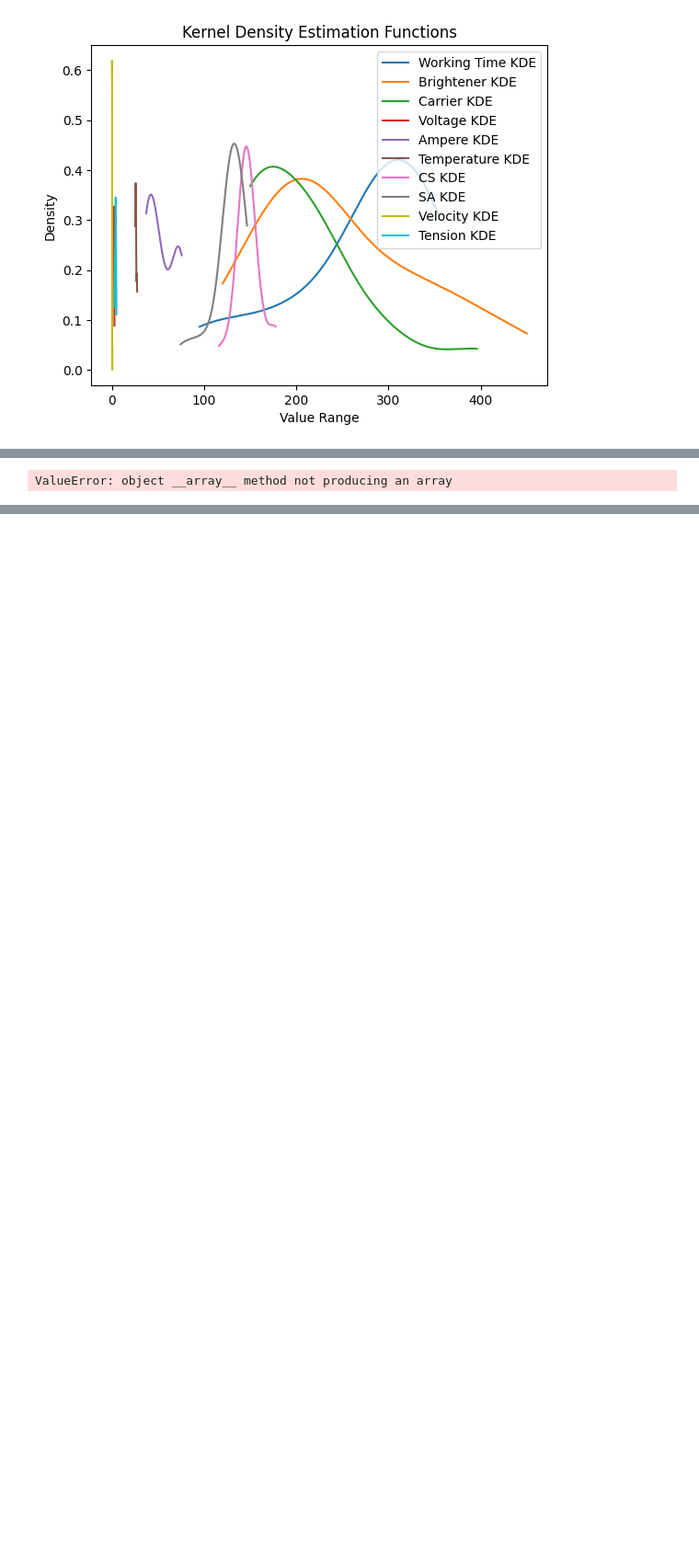
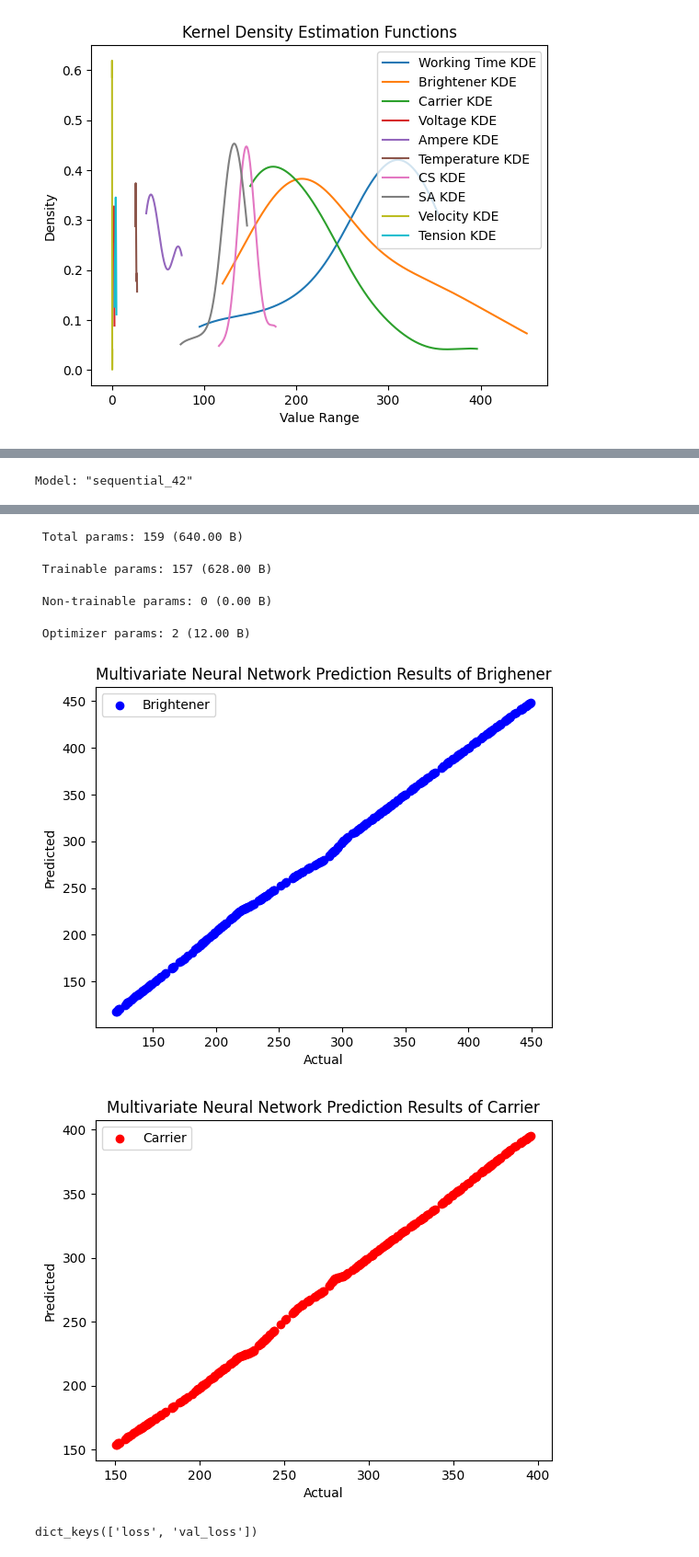
Before and after one commit to elecun/flame-ffc-model, a Jupyter notebook: multi-variable_nn.ipynb, the cells around one changed output, grey strips where cells are left out. Shown at 92% size. Saved outputs shown, nothing was run; the diff lists cells and outputs as text; code cells hidden in the pictures; blank space fills up the shorter version.

```diff
--- a/multi-variable_nn.ipynb
+++ b/multi-variable_nn.ipynb
@@ -303,16 +232,20 @@ plt.show()
 # %%
 # Modeling
 from tensorflow.keras import layers, models
+from tensorflow.keras.optimizers import RMSprop
+
 
 # correlation
 X = pd.DataFrame([x_optime.T, x_voltage.T, x_ampere.T, x_temperature.T, x_cs.T, x_sa.T, x_tension.T, x_velocity.T]).T
 y = pd.DataFrame([x_brightener.T, x_carrier.T]).T
 X.columns = ['optime', 'voltage', 'Ampere', "Temperature", "copper_sulfate", "sulfuric_acid", "Tension", "Velocity"]
 y.columns = ['brightener', 'carrier']
+
 # corr = X.corr()
-# sns.heatmap(corr, cmap='viridis')
+# sns.heatmap(corr, cmap='viridis', annot=True)
 # plt.show()
 
+print(X)
 
 # model
 X_train, X_test, y_train, y_test = train_test_split(X, y, test_size=0.3, random_state=42, shuffle=True)
@@ -326,8 +259,12 @@ model.add(layers.Dense(y.shape[1], activation='linear'))
 #plot_model(model, to_file="./model.png", show_shapes=True, show_layer_names=True)
 model.compile(loss='mean_squared_error', optimizer='sgd')
 print(f"X_train:{X_train.shape}, y_train:{y_train.shape}, X_test:{X_test.shape}, y_test:{y_test.shape}")
-history = model.fit(X_train, y_train, epochs=20, batch_size=5, verbose=1)
+history = model.fit(X_train, y_train, epochs=20, batch_size=5, verbose=1, validation_data=(X_test, y_test))
 y_pred = model.predict(X_test)
+
+# save model
+model.save("model/mvnn.keras")
+model.summary()
 
 # output inverse transform
 brightener_pred_output = brightener_scaler.inverse_transform(y_pred[:,0].reshape(1, -1)).flatten()
@@ -359,14 +296,18 @@ plt.ylabel('Loss')
 plt.legend()
 plt.show()
 
-mae = mean_absolute_error(carrier_test_output, carrier_pred_output)
-print(f"Mean Absolute Error : {mae}")
+carrier_test_output_inverse = carrier_scaler.inverse_transform(carrier_test_output.reshape(-1,1))
+carrier_pred_output_inverse = carrier_scaler.inverse_transform(carrier_pred_output.reshape(-1,1))
 
-mse = mean_squared_error(carrier_test_output, carrier_pred_output)
-print(f"Mean Squared Error : {mse}")
+#mae = mean_absolute_error(carrier_test_output, carrier_pred_output)
+mae = mean_absolute_error(carrier_test_output_inverse, carrier_pred_output_inverse)
+print(f"Carrier Mean Absolute Error : {mae}")
+
+# mse = mean_squared_error(carrier_test_output_inverse, carrier_pred_output_inverse)
+# print(f"Carrier Mean Squared Error : {mse}")
 
 r2 = r2_score(y_test, y_pred)
-print(f"R-squared Result : {r2}")
+print(f"Carrier R-squared Result : {r2}")
 
 vs = explained_variance_score(carrier_test_output, carrier_pred_output)
 print(f"Explained Variance Score : {vs}")
@@ -375 +332 @@ X_train:(700, 8), y_train:(700, 2), X_test:(300, 8), y_test:(300, 2)
-ValueError: object __array__ method not producing an array
+Model: "sequential_42"
@@ -375,0 +342,7 @@ ValueError: object __array__ method not producing an array
+ Total params: 159 (640.00 B)
+ Trainable params: 157 (628.00 B)
+ Non-trainable params: 0 (0.00 B)
+ Optimizer params: 2 (12.00 B)
+[figure, added]
+[figure, added]
+dict_keys(['loss', 'val_loss'])
```
Also changed, not shown: parts of 7 cells of this notebook, 9 other files.
